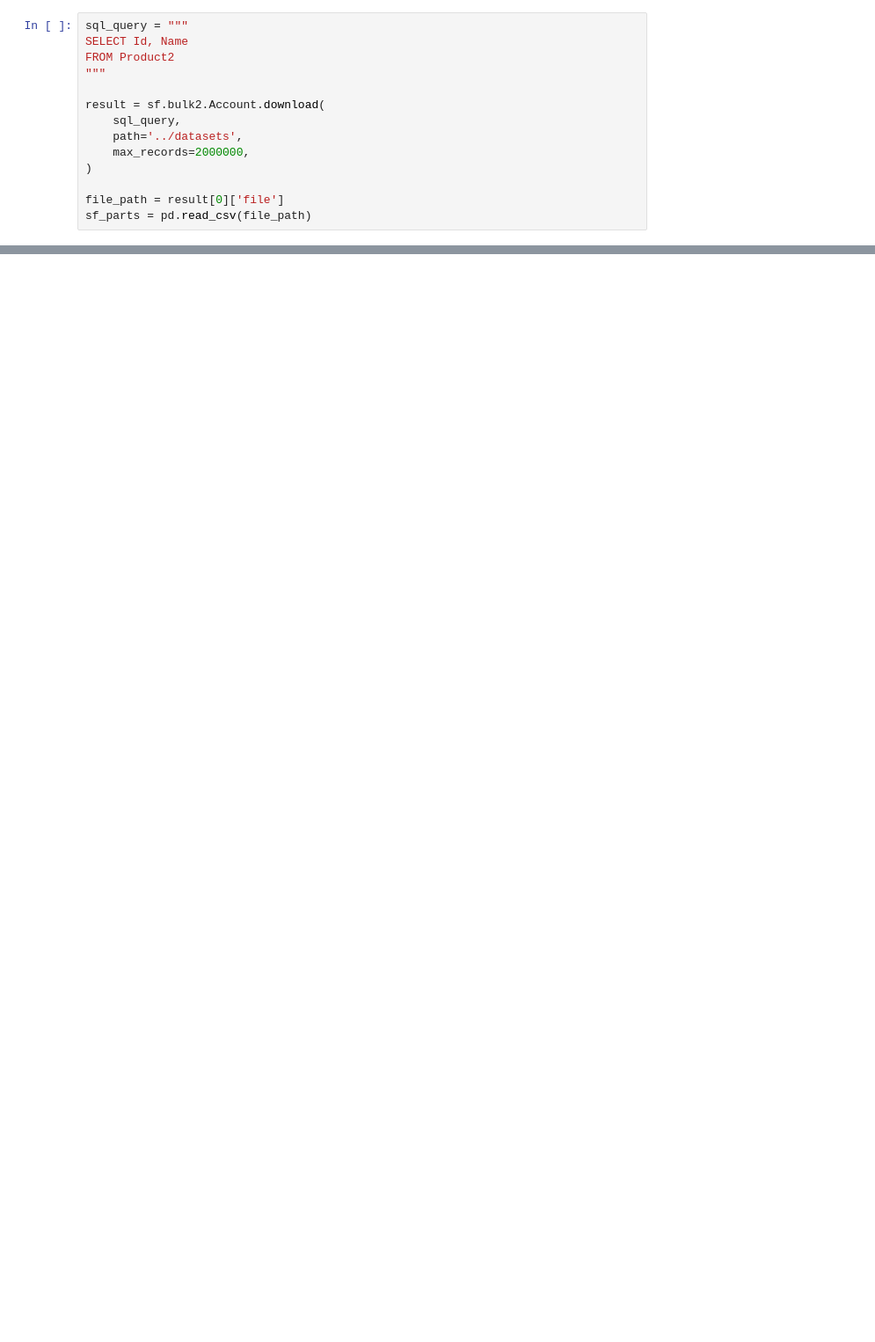
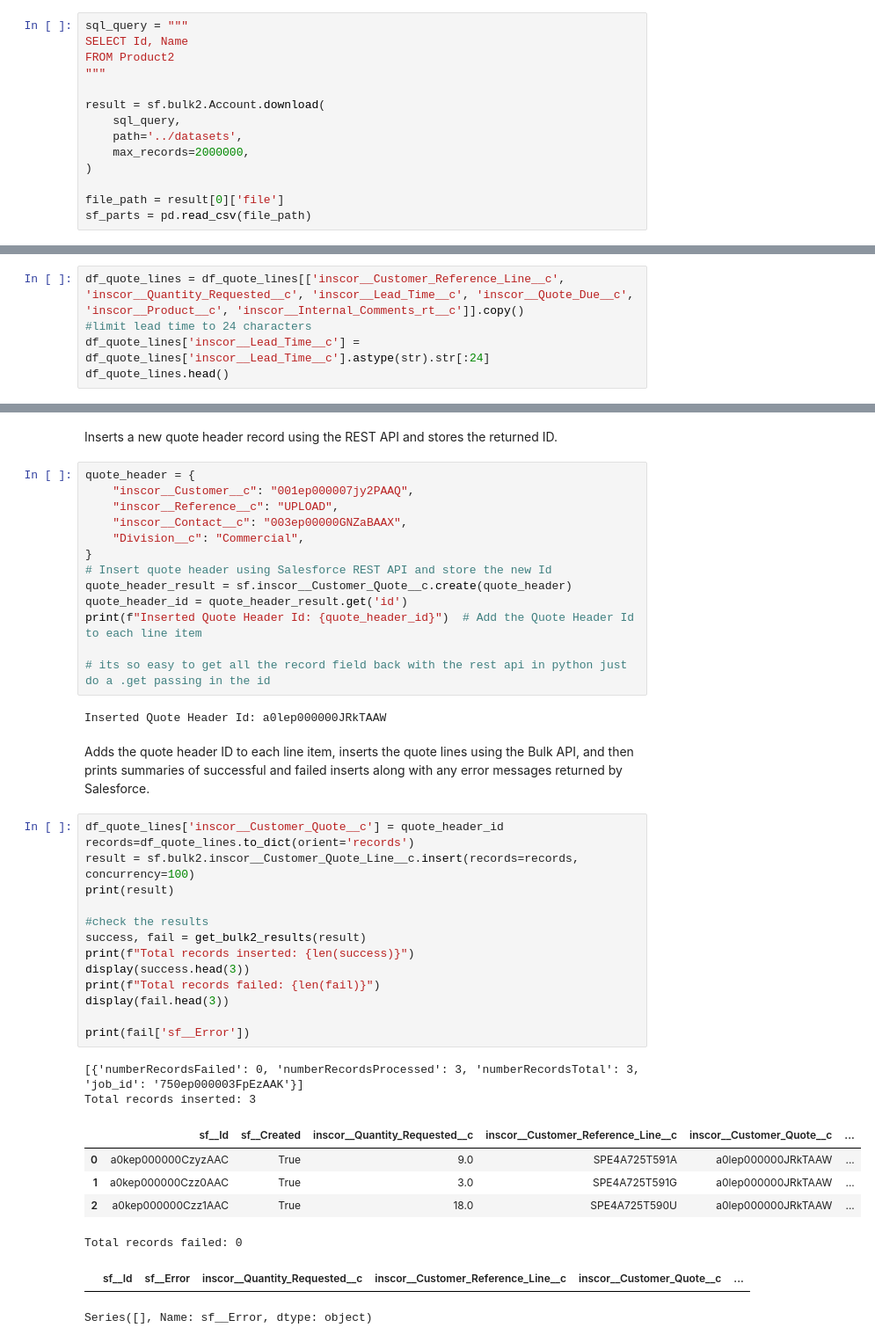
Before and after one commit to classaccounts/BuckeyeDreaminDemo, a Jupyter notebook: notebooks/03_real_data_pipeline.ipynb, the cells around one changed output, grey strips where cells are left out. Shown at 88% size. Saved outputs shown, nothing was run; the diff lists cells and outputs as text; blank space fills up the shorter version.

```diff
--- a/notebooks/03_real_data_pipeline.ipynb
+++ b/notebooks/03_real_data_pipeline.ipynb
@@ -251,0 +330,5 @@ Total records failed: 0
+# %%
+df_quote_lines = df_quote_lines[['inscor__Customer_Reference_Line__c', 'inscor__Quantity_Requested__c', 'inscor__Lead_Time__c', 'inscor__Quote_Due__c', 'inscor__Product__c', 'inscor__Internal_Comments_rt__c']].copy()
+#limit lead time to 24 characters
+df_quote_lines['inscor__Lead_Time__c'] = df_quote_lines['inscor__Lead_Time__c'].astype(str).str[:24]
+df_quote_lines.head()
@@ -251,0 +340,43 @@ Total records failed: 0
+# %% [markdown]
+Inserts a new quote header record using the REST API and stores the returned ID.
+# %%
+quote_header = {
+    "inscor__Customer__c": "001ep000007jy2PAAQ",
+    "inscor__Reference__c": "UPLOAD",
+    "inscor__Contact__c": "003ep00000GNZaBAAX",
+    "Division__c": "Commercial",
+}
+# Insert quote header using Salesforce REST API and store the new Id
+quote_header_result = sf.inscor__Customer_Quote__c.create(quote_header)
+quote_header_id = quote_header_result.get('id')
+print(f"Inserted Quote Header Id: {quote_header_id}")  # Add the Quote Header Id to each line item
+
+# its so easy to get all the record field back with the rest api in python just do a .get passing in the id
+# %% [output]
+Inserted Quote Header Id: a0lep000000JRkTAAW
+# %% [markdown]
+Adds the quote header ID to each line item, inserts the quote lines using the Bulk API, and then prints summaries of successful and failed inserts along with any error messages returned by Salesforce.
+# %%
+df_quote_lines['inscor__Customer_Quote__c'] = quote_header_id
+records=df_quote_lines.to_dict(orient='records')
+result = sf.bulk2.inscor__Customer_Quote_Line__c.insert(records=records, concurrency=100)
+print(result)
+
+#check the results
+success, fail = get_bulk2_results(result)
+print(f"Total records inserted: {len(success)}")
+display(success.head(3))
+print(f"Total records failed: {len(fail)}")
+display(fail.head(3))
+
+print(fail['sf__Error'])
+# %% [output]
+[{'numberRecordsFailed': 0, 'numberRecordsProcessed': 3, 'numberRecordsTotal': 3, 'job_id': '750ep000003FpEzAAK'}]
+Total records inserted: 3
+|  | sf__Id | sf__Created | inscor__Quantity_Requested__c | inscor__Customer_Reference_Line__c | inscor__Customer_Quote__c | ... |
+| 0 | a0kep000000CzyzAAC | True | 9.0 | SPE4A725T591A | a0lep000000JRkTAAW | ... |
+| 1 | a0kep000000Czz0AAC | True | 3.0 | SPE4A725T591G | a0lep000000JRkTAAW | ... |
+| 2 | a0kep000000Czz1AAC | True | 18.0 | SPE4A725T590U | a0lep000000JRkTAAW | ... |
+Total records failed: 0
+|  | sf__Id | sf__Error | inscor__Quantity_Requested__c | inscor__Customer_Reference_Line__c | inscor__Customer_Quote__c | ... |
+Series([], Name: sf__Error, dtype: object)
```
Also changed, not shown: parts of 29 cells of this notebook, 14 other files.
